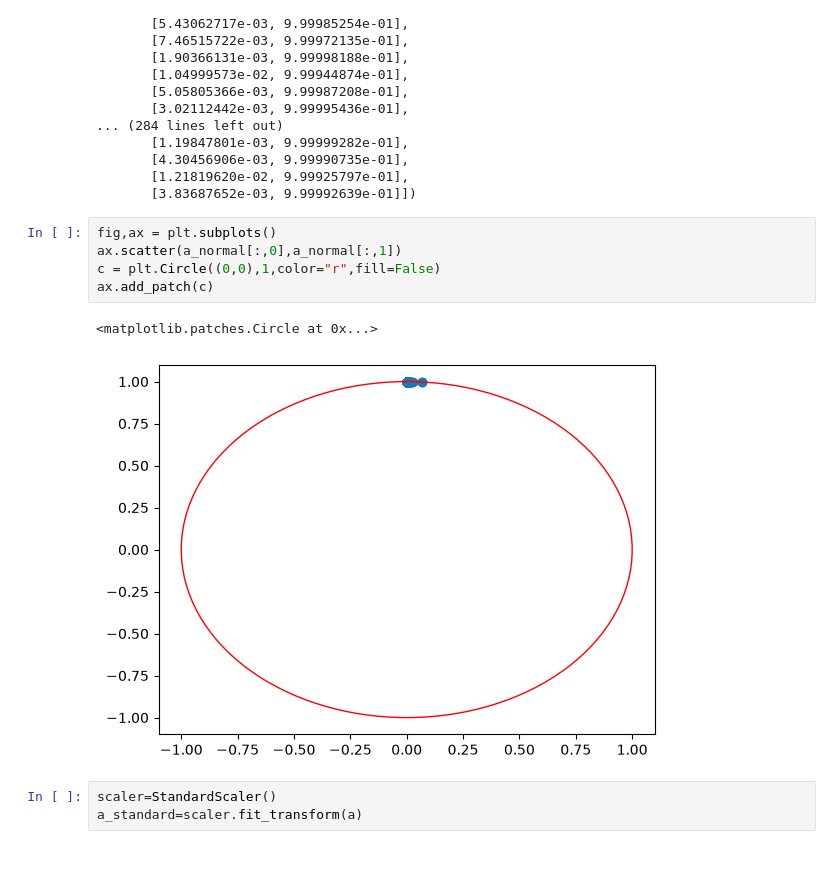
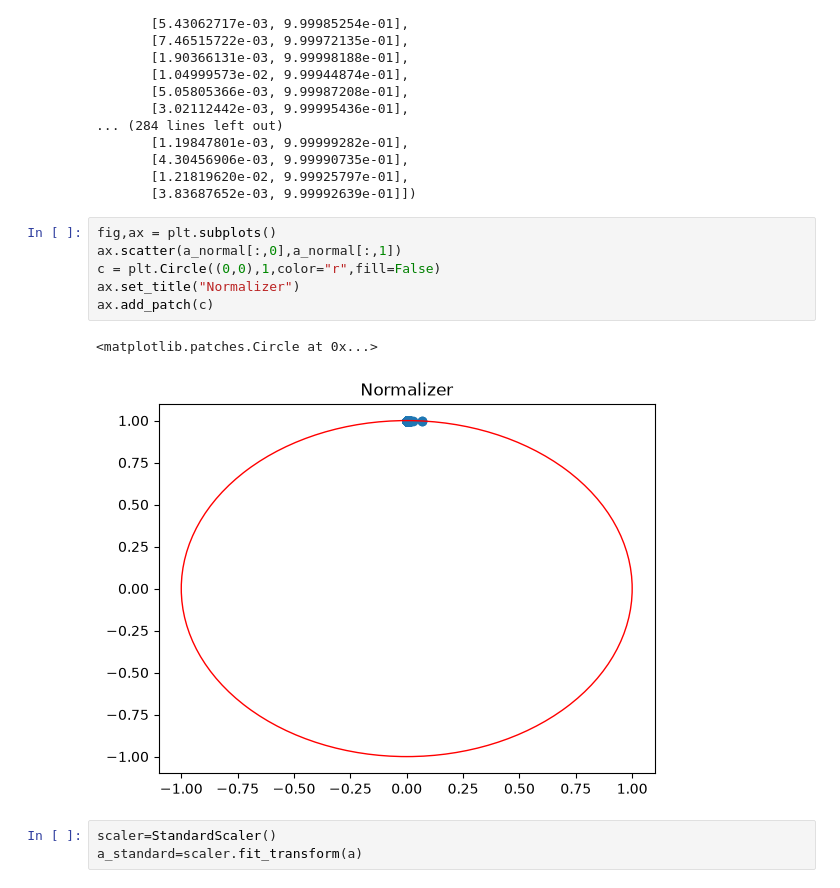
Before and after one commit to abolfazlrahmati20/machine_learning, a Jupyter notebook: week_03_EDA.ipynb, the cells around one changed output. Cells and saved outputs as stored; diff of their text form; blank space fills up the shorter version.

```diff
--- a/week_03_DFA.ipynb
+++ b/week_03_EDA.ipynb
@@ -308,11 +308,12 @@ array([[2.67684405e-03, 9.99996417e-01],
 # %%
 fig,ax = plt.subplots()
 ax.scatter(a_normal[:,0],a_normal[:,1])
 c = plt.Circle((0,0),1,color="r",fill=False)
+ax.set_title("Normalizer")
 ax.add_patch(c)
 # %% [output]
 <matplotlib.patches.Circle at 0x...>
-[figure, old version]
+[figure, new version]
 # %%
 scaler=StandardScaler()
 a_standard=scaler.fit_transform(a)
```
